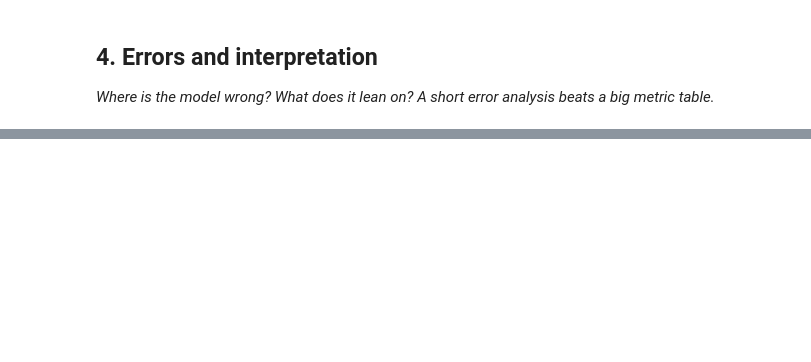
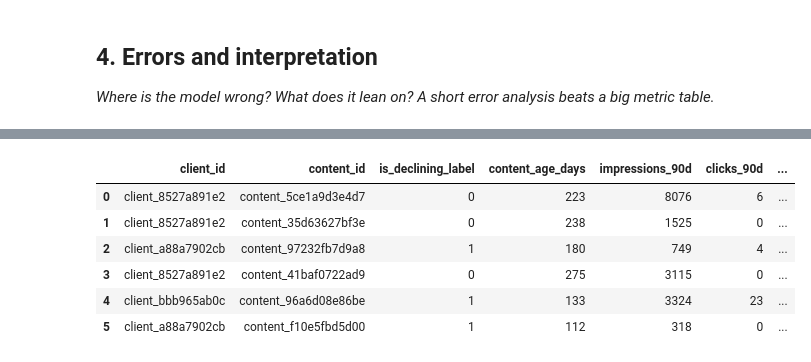
Before and after one commit to Ishwarsolanki-004/ML-internship-with-flyrank-ai, a Jupyter notebook: work/notebooks/w05_model.ipynb, the cells around one changed output, grey strips where cells are left out. Drawn from its saved outputs; the diff is of its cells as text; code cells hidden in the pictures; blank space fills up the shorter version.

```diff
--- a/work/notebooks/w05_model.ipynb
+++ b/work/notebooks/w05_model.ipynb
@@ -29,0 +663,14 @@ This skeleton is yours to fill. Work the sections **in order** — each one has
+# %%
+# Check all columns related to position and impressions
+baseline_candidates = [
+    col for col in test_df.columns
+    if any(word in col.lower() for word in [
+        "impression",
+        "position",
+        "gsc"
+    ])
+]
+
+print("Possible baseline-related columns:")
+for col in baseline_candidates:
+    print(col)
@@ -36,0 +798,56 @@ This skeleton is yours to fill. Work the sections **in order** — each one has
+# %%
+# ==========================================
+# INSPECT FEATURES OF WRONG CASES
+# ==========================================
+
+wrong_cases = pd.concat([
+    false_positives.sort_values("model_score", ascending=False).head(3),
+    false_negatives.sort_values("model_score", ascending=False).head(3)
+])
+
+# Keep only the IDs needed to find original rows
+wrong_ids = wrong_cases[
+    ["client_id", "content_id", TARGET, "model_score", "predicted_label"]
+].copy()
+
+# Bring back selected original features
+inspection_columns = [
+    "client_id",
+    "content_id",
+    TARGET,
+    "content_age_days",
+    "impressions_90d",
+    "clicks_90d",
+    "sessions_90d",
+    "pageviews_90d",
+    "users_90d",
+    "avg_position",
+    "content_type",
+    "competition_level",
+    "main_intent",
+    "freshness_tier",
+    "word_count_tier",
+    "impression_tier",
+    "position_tier"
+]
+
+available_columns = [
+    col for col in inspection_columns
+    if col in test_df.columns
+]
+
+wrong_feature_cases = test_df[available_columns].merge(
+    wrong_ids,
+    on=["client_id", "content_id", TARGET],
+    how="inner"
+)
+
+display(wrong_feature_cases)
+# %% [output]
+|  | client_id | content_id | is_declining_label | content_age_days | impressions_90d | clicks_90d | ... |
+| 0 | client_8527a891e2 | content_5ce1a9d3e4d7 | 0 | 223 | 8076 | 6 | ... |
+| 1 | client_8527a891e2 | content_35d63627bf3e | 0 | 238 | 1525 | 0 | ... |
+| 2 | client_a88a7902cb | content_97232fb7d9a8 | 1 | 180 | 749 | 4 | ... |
+| 3 | client_8527a891e2 | content_41baf0722ad9 | 0 | 275 | 3115 | 0 | ... |
+| 4 | client_bbb965ab0c | content_96a6d08e86be | 1 | 133 | 3324 | 23 | ... |
+| 5 | client_a88a7902cb | content_f10e5fbd5d00 | 1 | 112 | 318 | 0 | ... |
```
Also changed, not shown: parts of 37 cells of this notebook.
